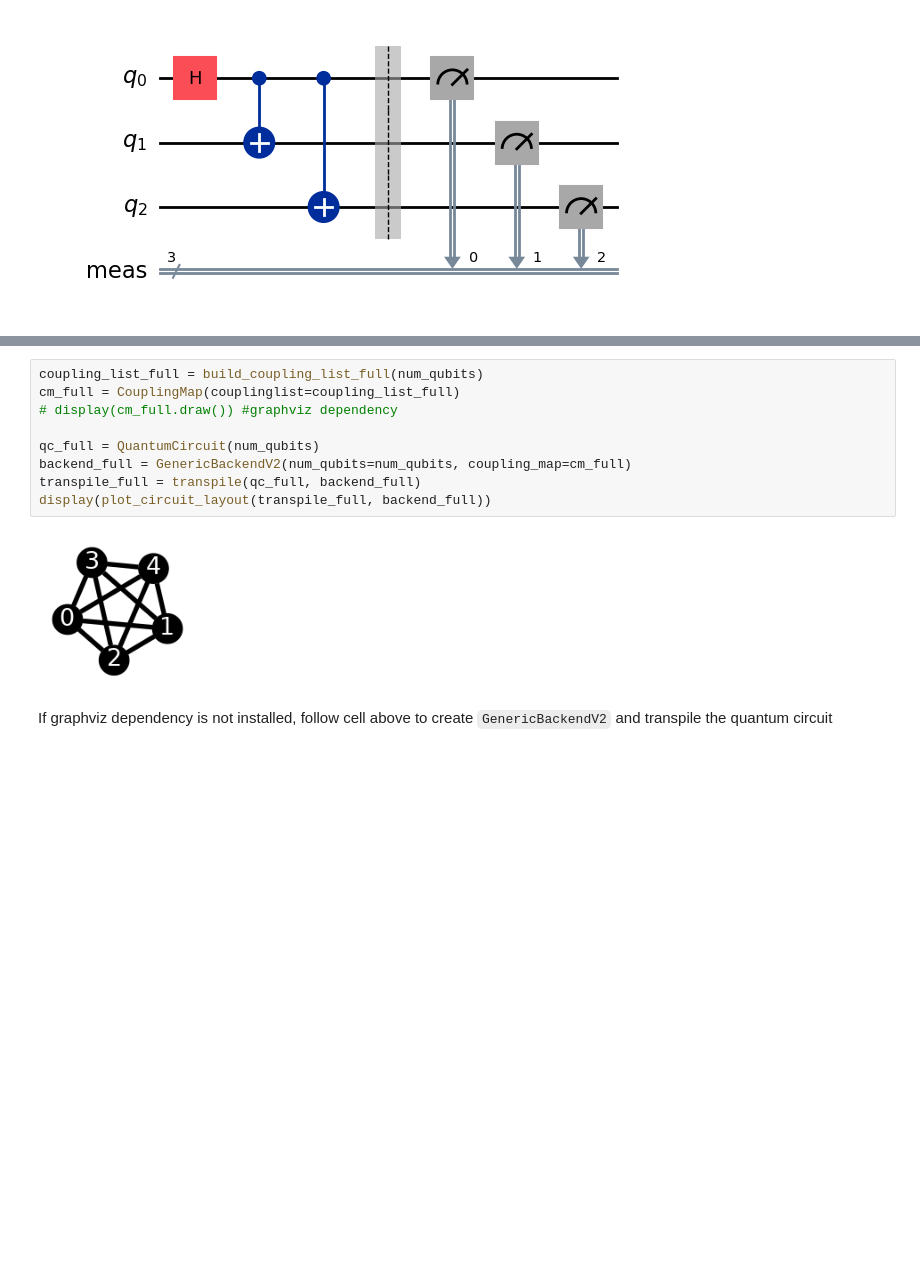
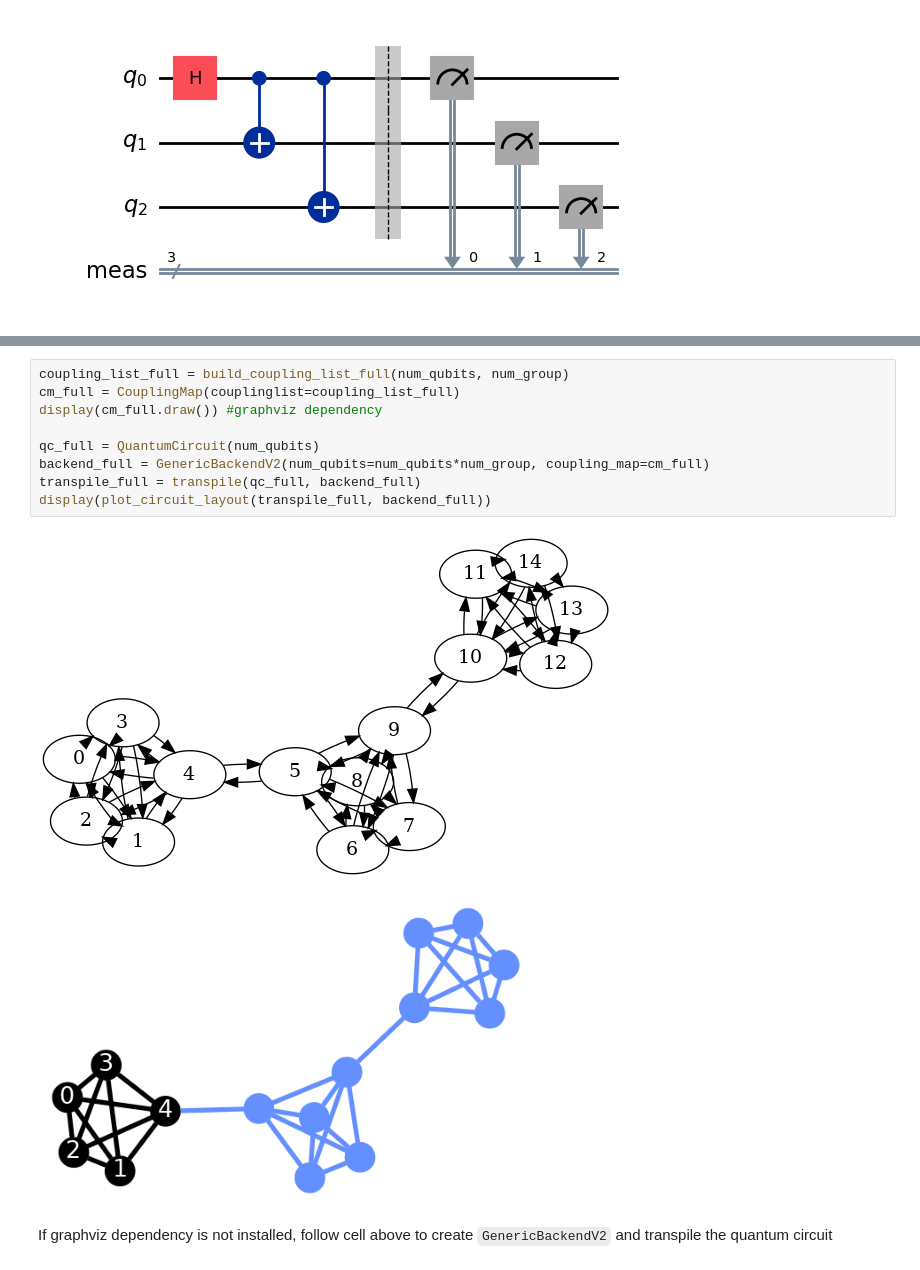
Before and after one commit to natashaval/qubit-mapping-distributed-qc, a Jupyter notebook: 0_generic_backend.ipynb, the cells around one changed output, grey strips where cells are left out. Saved outputs shown, nothing was run; the diff lists cells and outputs as text; blank space fills up the shorter version.

```diff
--- a/0_generic_backend.ipynb
+++ b/0_generic_backend.ipynb
@@ -62,13 +61,14 @@ display(plot_histogram(counts))
 # %%
-coupling_list_full = build_coupling_list_full(num_qubits)
+coupling_list_full = build_coupling_list_full(num_qubits, num_group)
 cm_full = CouplingMap(couplinglist=coupling_list_full)
-# display(cm_full.draw()) #graphviz dependency
+display(cm_full.draw()) #graphviz dependency
 
 qc_full = QuantumCircuit(num_qubits)
-backend_full = GenericBackendV2(num_qubits=num_qubits, coupling_map=cm_full)
+backend_full = GenericBackendV2(num_qubits=num_qubits*num_group, coupling_map=cm_full)
 transpile_full = transpile(qc_full, backend_full)
 display(plot_circuit_layout(transpile_full, backend_full))
 # %% [output]
-[figure, old version]
+[figure, new version]
+[figure, added]
 # %% [markdown]
 If graphviz dependency is not installed, follow cell above to create `GenericBackendV2` and transpile the quantum circuit
```
Also changed, not shown: parts of 4 cells of this notebook, 8 other files.
